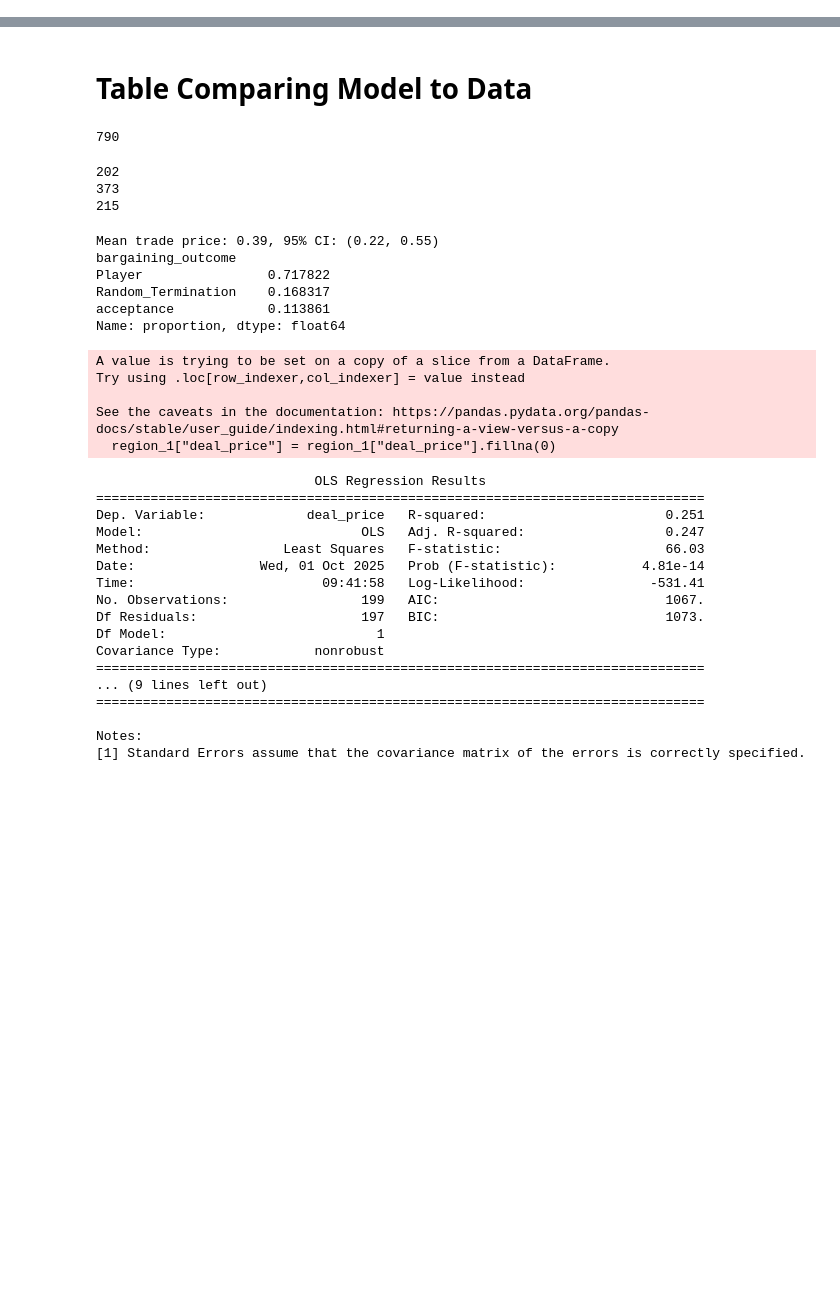
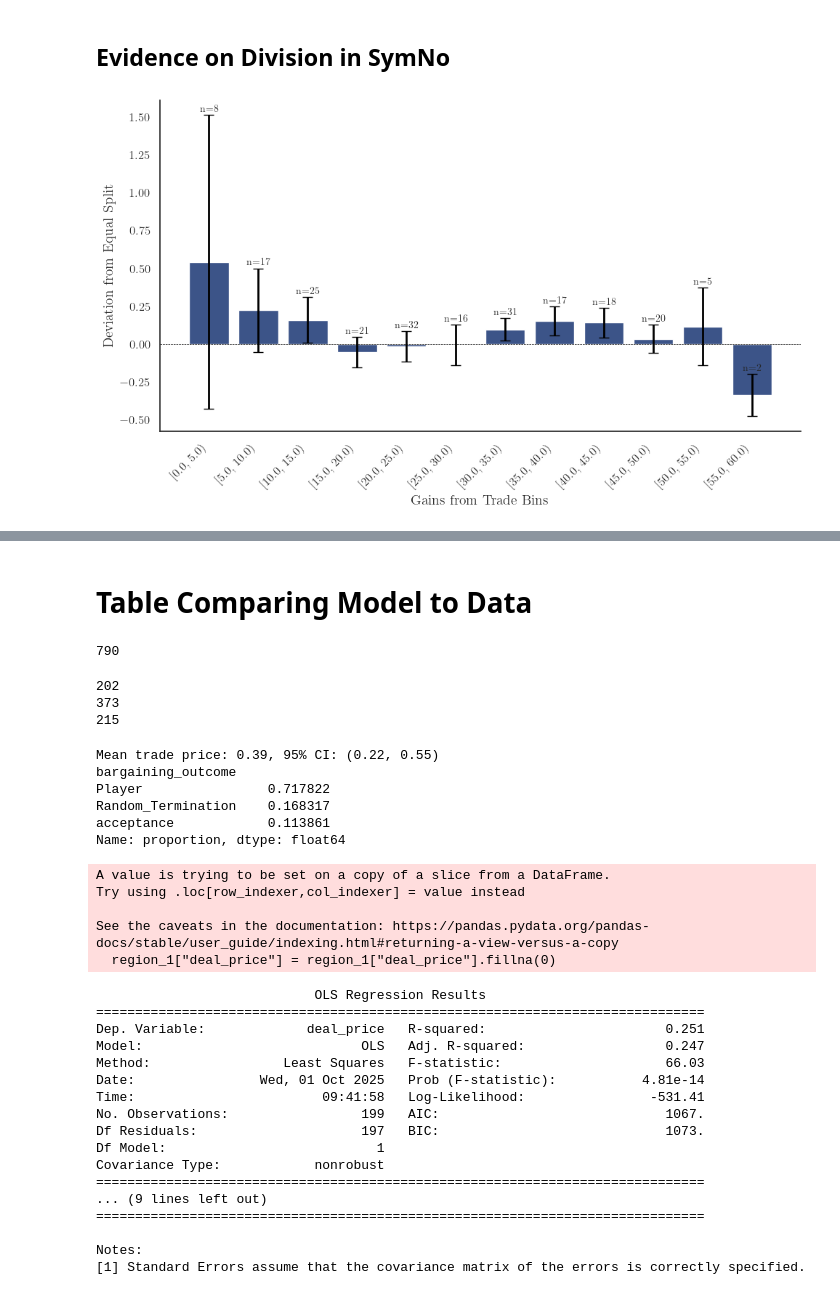
Before and after one commit to NicolasRoever/bargaining_experiment_analysis, a Jupyter notebook: src/bargaining_analysis/main_results/sandbox.ipynb, the cells around one changed output, grey strips where cells are left out. Cells and saved outputs as stored; diff of their text form; code cells hidden in the pictures; blank space fills up the shorter version.

Commit message:
Add plots for deviation from equal split.

```diff
--- a/src/bargaining_analysis/main_results/sandbox.ipynb
+++ b/src/bargaining_analysis/main_results/sandbox.ipynb
@@ -40,3 +42,70 @@ def finalize_plot(ax=None):
     ax.figure.tight_layout()
 # %%
 df = pd.read_csv("/Users/nicolasroever/Dropbox/Promotion/Bargaining/bargaining_experiment_analysis/bld/data/merged_data_full_excluded.csv")
+# %% [markdown]
+## Evidence on Division in SymNo
+# %%
+buyer_df = df[(df["participant_role"] == "Buyer") &
+             (df["treatment"] == "T1") &
+             (df["gains_from_trade"] > 0)
+              ].copy()
+# %%
+# Filter for agreements (where split_gains_from_trade is not NaN)
+buyer_agreements = buyer_df.dropna(subset=['split_gains_from_trade']).copy()
+
+# Compute deviation from 0.5
+buyer_agreements['abs_dev'] = (buyer_agreements['split_gains_from_trade'] - 0.5)
+
+# Get bin edges for fixed-width bins of size 5 starting from 0
+gft_max = buyer_agreements['gains_from_trade'].max()
+bins = np.arange(0, gft_max + 5, 5)
+num_bins = len(bins) - 1
+
+# Bin gains_from_trade into fixed-width bins of size 5
+buyer_agreements['gft_bin'] = pd.cut(buyer_agreements['gains_from_trade'], bins=bins, labels=False, include_lowest=True)
+
+# Group by bin and compute mean abs_dev, sample size, and 95% CI (clustered by negotiation_id)
+results = []
+for bin_idx in range(num_bins):
+    bin_data = buyer_agreements[buyer_agreements['gft_bin'] == bin_idx]
+    if len(bin_data) > 0:
+        # Fit OLS to get clustered SE
+        model = smf.ols('abs_dev ~ 1', data=bin_data).fit(cov_type='cluster', cov_kwds={'groups': bin_data['negotiation_id']})
+        mean_val = model.params['Intercept']
+        ci = model.conf_int(alpha=0.05).loc['Intercept']
+        n = len(bin_data)
+        results.append({
+            'bin': bin_idx,
+            'mean': mean_val,
+            'ci_low': ci[0],
+            'ci_high': ci[1],
+            'n': n
+        })
+
+results_df = pd.DataFrame(results)
+
+# Plot
+set_plot_theme()
+fig, ax = plt.subplots(figsize=(10, 6))
+
+# Bar plot with error bars
+ax.bar(results_df['bin'], results_df['mean'], yerr=[results_df['mean'] - results_df['ci_low'], results_df['ci_high'] - results_df['mean']],
+       capsize=5, color=color_scheme[0])
+
+ax.set_xlabel('Gains from Trade Bins')
+ax.set_ylabel('Deviation from Equal Split')
+ax.set_xticks(range(num_bins))
+bin_labels = [f'[{bins[i]:.1f}, {bins[i+1]:.1f})' for i in range(num_bins)]
+ax.set_xticklabels(bin_labels, rotation=45, ha='right')
+
+# Add n values above each bar
+for i, row in results_df.iterrows():
+    ax.text(i, row['ci_high'] + 0.01, f'n={int(row["n"])}', ha='center', va='bottom', fontsize=10)
+
+# Add horizontal dotted line at y=0
+ax.axhline(y=0, linestyle='--', color='black', linewidth=0.5)
+
+finalize_plot(ax)
+plt.show()
+# %% [output]
+[figure, added]
```
Also changed, not shown: parts of 4 cells of this notebook, 3 other files.
